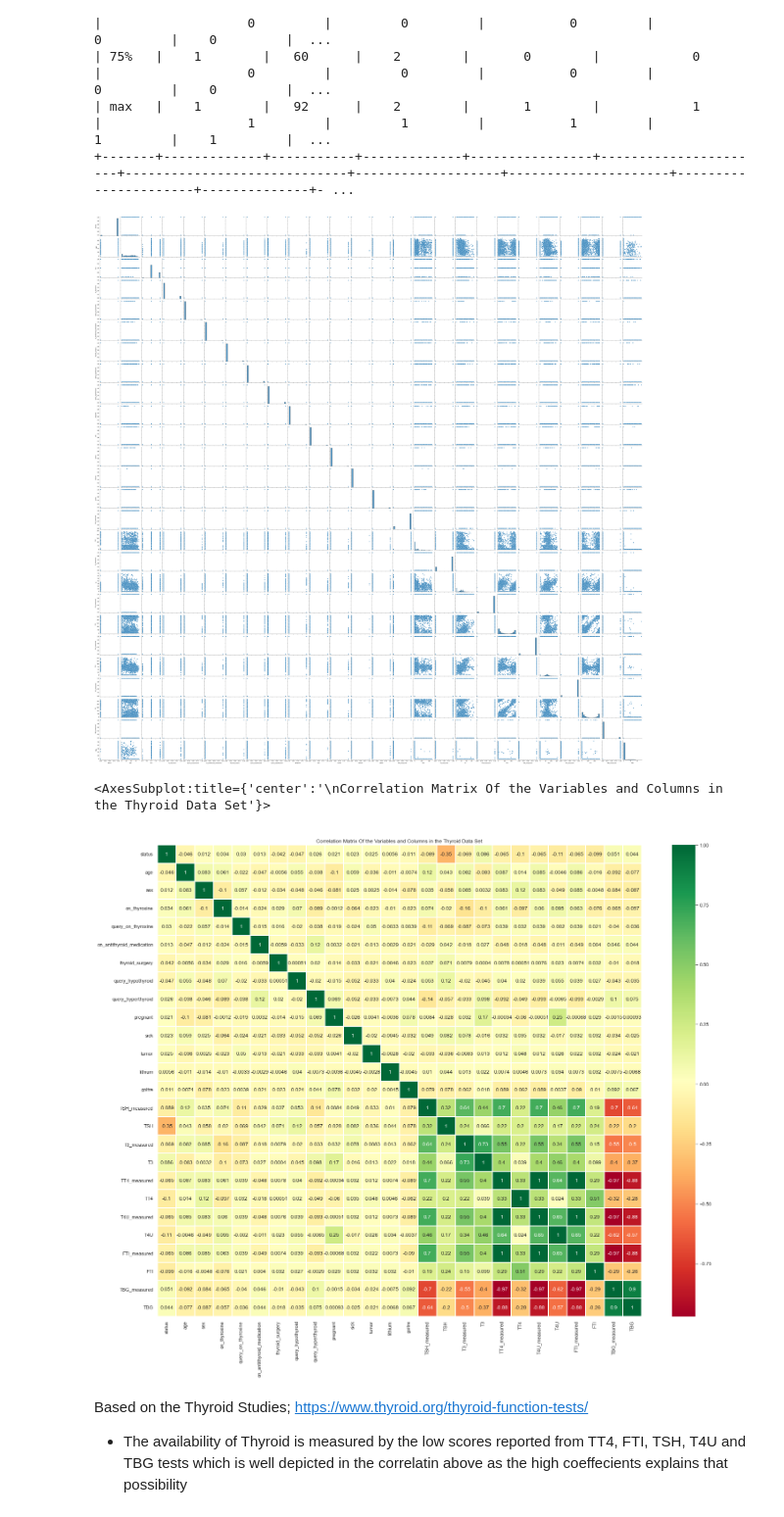
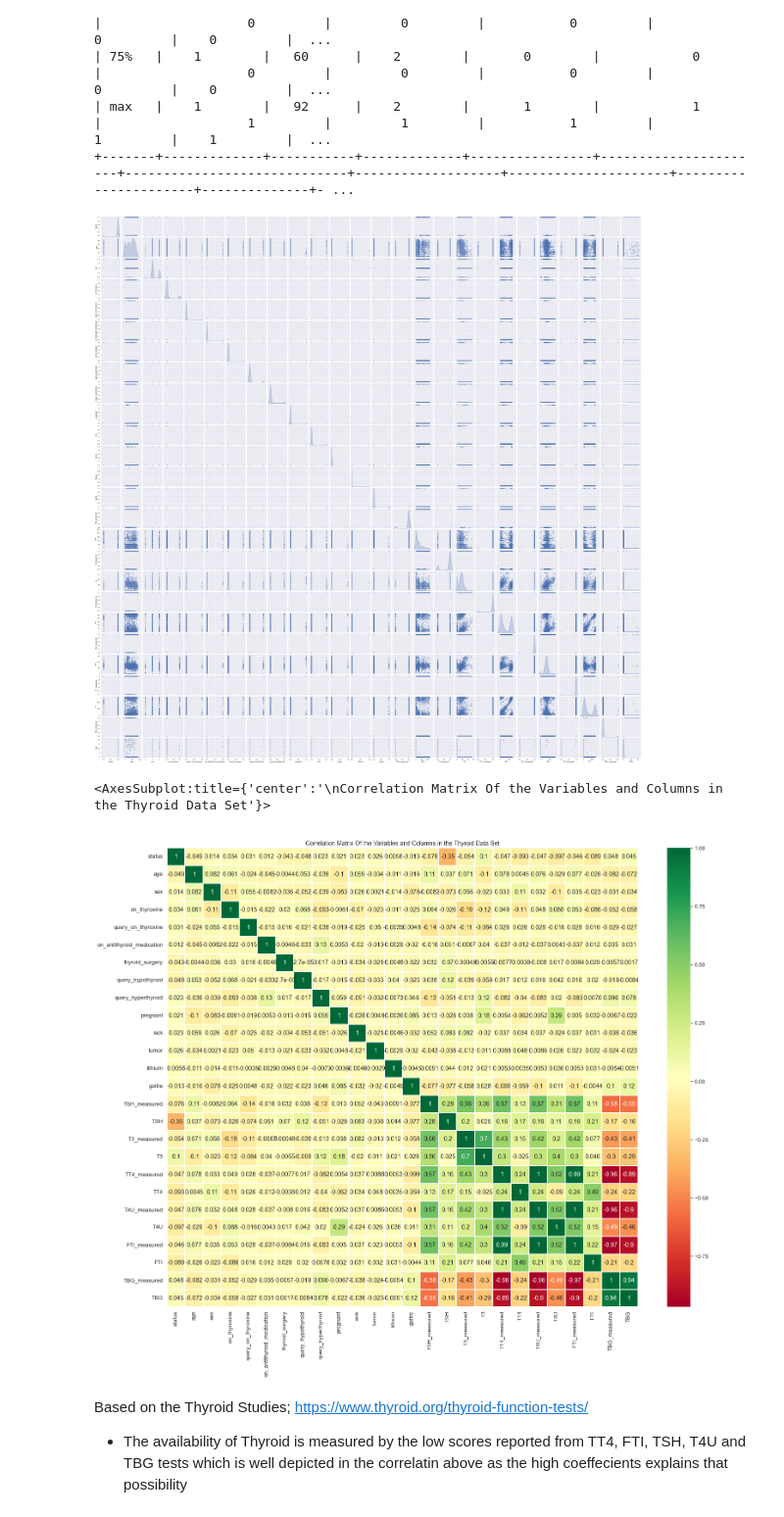
Before and after one commit to ch1b4d4/29_IP_Samson_Nyiro, a Jupyter notebook: 29_IP_Samson_Nyiro.ipynb, the cells around one changed output. Shown at 98% size. Saved outputs shown, nothing was run; the diff lists cells and outputs as text; code cells hidden in the pictures.

```diff
--- a/29_IP_Samson_Nyiro.ipynb
+++ b/29_IP_Samson_Nyiro.ipynb
@@ -379,23 +387,25 @@ print(tabulate(thyriod_encoded1.describe(), headers='keys', tablefmt='psql'))
 +-------+-------------+-----------+-------------+----------------+----------------------+-----------------------------+-------------------+---------------------+----------------------+--------------+- ...
 # %%
 # Ploting the bivariate summaries and recording our observations
-sns.pairplot(thyriod_encoded)
-plt.show()
+
+g = sns.pairplot(thyriod_encoded1, diag_kind="kde", markers="+",
+                 plot_kws=dict(s=50, edgecolor="b", linewidth=1),
+                 diag_kws=dict(shade=True))
 # %% [output]
-[figure, old version]
+[figure, new version]
 # %%
 # Plotting a heatmap to show the correlation between the different numerical  variables
 # let's use a heatmap to plot the correlation between the features
 
 #specify size of heatmap
 fig, ax = plt.subplots(figsize=(25, 20))
 plt.title("\nCorrelation Matrix Of the Variables and Columns in the Thyroid Data Set")
 
 #create seaborn heatmap
-sns.heatmap(thyriod_encoded.corr(), annot=True, cmap='RdYlGn', linewidths=0.2)
+sns.heatmap(thyriod_encoded1.corr(), annot=True, cmap='RdYlGn', linewidths=0.2)
 # %% [output]
 <AxesSubplot:title={'center':'\nCorrelation Matrix Of the Variables and Columns in the Thyroid Data Set'}>
-[figure, old version]
+[figure, new version]
 # %% [markdown]
 Based on the Thyroid Studies; https://www.thyroid.org/thyroid-function-tests/
 
```
Also changed, not shown: parts of 65 cells of this notebook, 1 other file.
